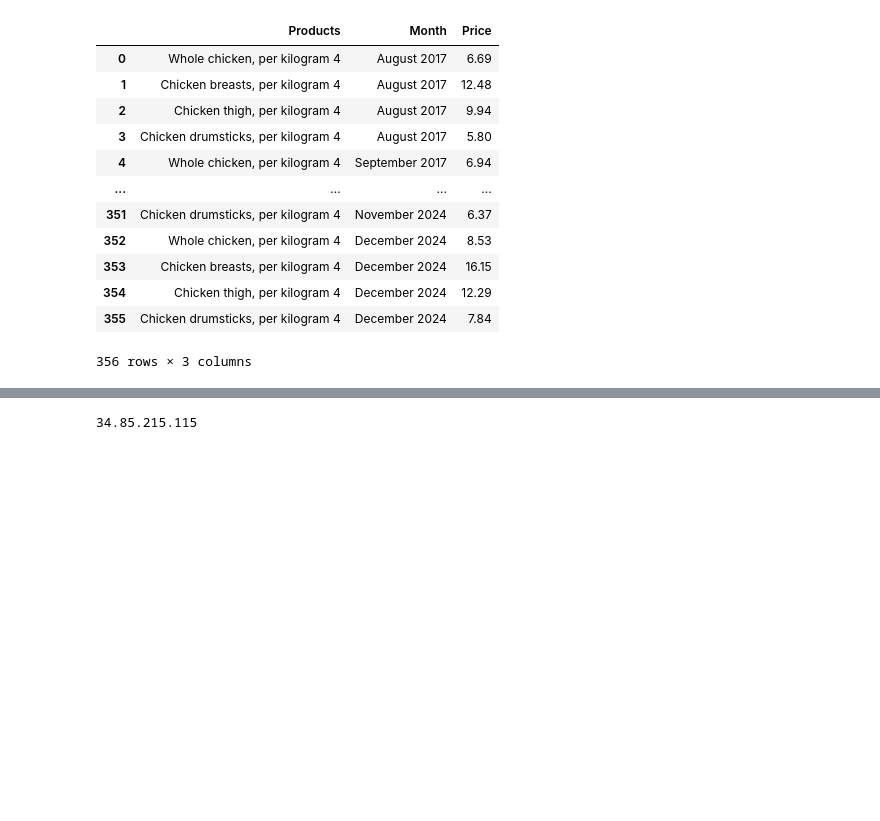
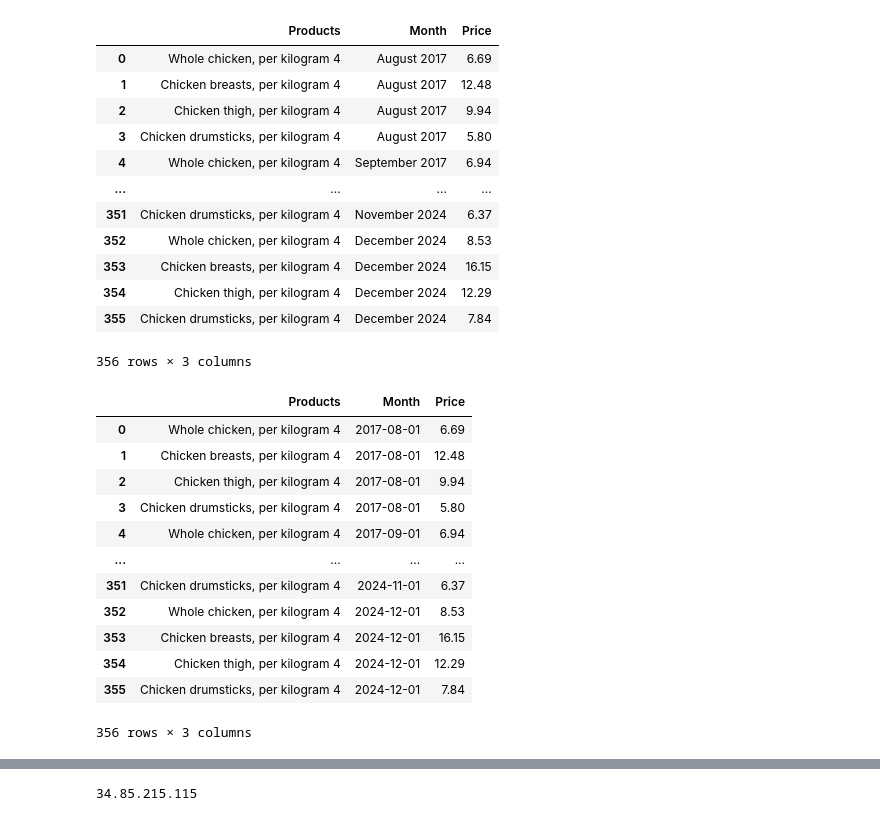
Before and after one commit to RoodraKanwar/Canadian-Food-Products---Data-Analysis, a Jupyter notebook: FoodPrices.ipynb, the cells around one changed output, grey strips where cells are left out. Drawn from its saved outputs; the diff is of its cells as text; code cells hidden in the pictures; blank space fills up the shorter version.

```diff
--- a/FoodPrices.ipynb
+++ b/FoodPrices.ipynb
@@ -60,3 +63,21 @@ chicken_products_melt
 | 354 | Chicken thigh, per kilogram 4 | December 2024 | 12.29 |
 | 355 | Chicken drumsticks, per kilogram 4 | December 2024 | 7.84 |
 356 rows × 3 columns
+# %%
+# Convert "Month" to datetime format
+chicken_products_melt["Month"] = pd.to_datetime(chicken_products_melt["Month"], format="%B %Y")
+chicken_products_melt
+# %% [output]
+|  | Products | Month | Price |
+| 0 | Whole chicken, per kilogram 4 | 2017-08-01 | 6.69 |
+| 1 | Chicken breasts, per kilogram 4 | 2017-08-01 | 12.48 |
+| 2 | Chicken thigh, per kilogram 4 | 2017-08-01 | 9.94 |
+| 3 | Chicken drumsticks, per kilogram 4 | 2017-08-01 | 5.80 |
+| 4 | Whole chicken, per kilogram 4 | 2017-09-01 | 6.94 |
+| ... | ... | ... | ... |
+| 351 | Chicken drumsticks, per kilogram 4 | 2024-11-01 | 6.37 |
+| 352 | Whole chicken, per kilogram 4 | 2024-12-01 | 8.53 |
+| 353 | Chicken breasts, per kilogram 4 | 2024-12-01 | 16.15 |
+| 354 | Chicken thigh, per kilogram 4 | 2024-12-01 | 12.29 |
+| 355 | Chicken drumsticks, per kilogram 4 | 2024-12-01 | 7.84 |
+356 rows × 3 columns
```
Also changed, not shown: parts of 7 cells of this notebook.
